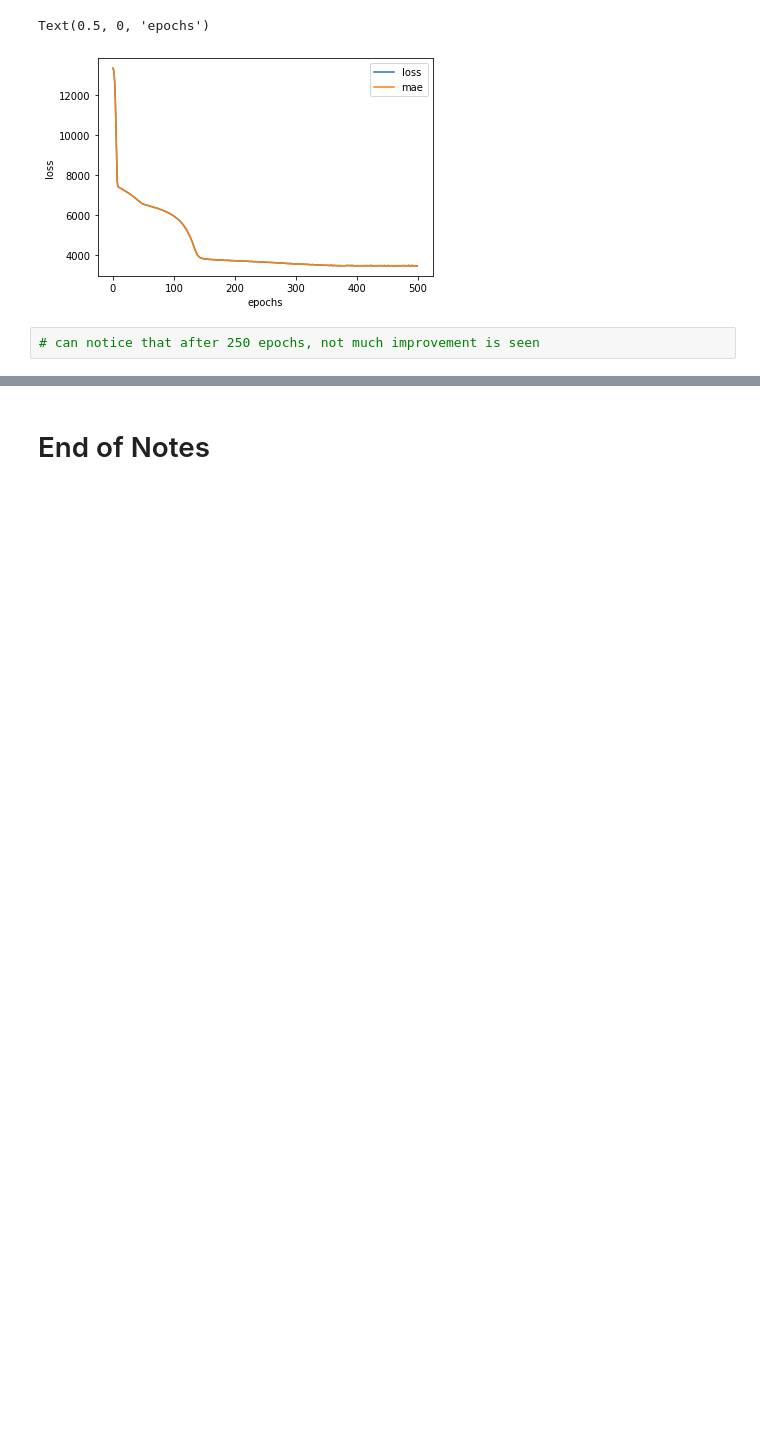
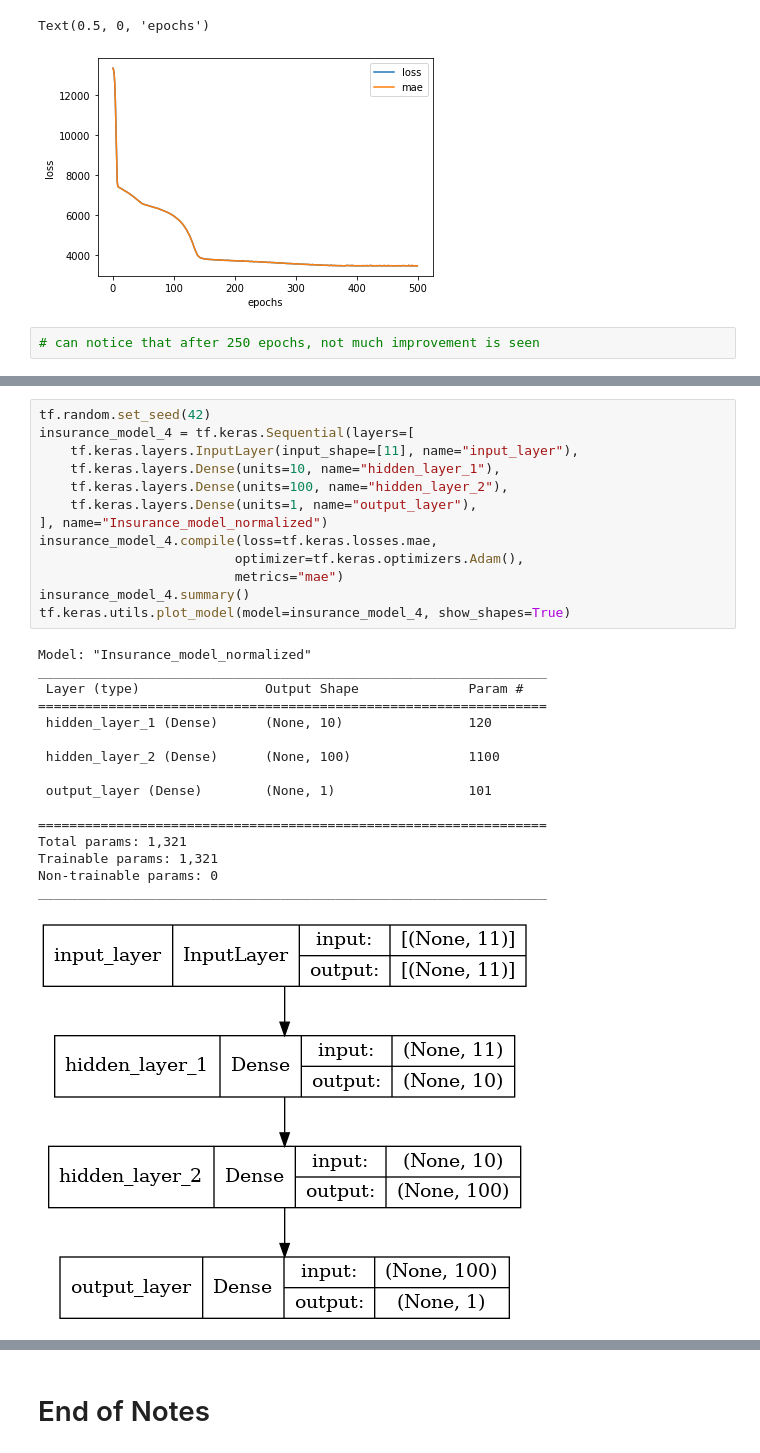
Before and after one commit to 4rund3v/tensorflow_certification, a Jupyter notebook: notebooks/004_[prob]_neural_network_insurance_problem.ipynb, the cells around one changed output, grey strips where cells are left out. Cells and saved outputs as stored; diff of their text form; blank space fills up the shorter version.

```diff
--- a/notebooks/004_[prob]_neural_network_insurance_problem.ipynb
+++ b/notebooks/004_[prob]_neural_network_insurance_problem.ipynb
@@ -250,0 +308,30 @@ Text(0.5, 0, 'epochs')
+# %%
+tf.random.set_seed(42)
+insurance_model_4 = tf.keras.Sequential(layers=[
+    tf.keras.layers.InputLayer(input_shape=[11], name="input_layer"),
+    tf.keras.layers.Dense(units=10, name="hidden_layer_1"),
+    tf.keras.layers.Dense(units=100, name="hidden_layer_2"),
+    tf.keras.layers.Dense(units=1, name="output_layer"),
+], name="Insurance_model_normalized")
+insurance_model_4.compile(loss=tf.keras.losses.mae,
+                         optimizer=tf.keras.optimizers.Adam(),
+                         metrics="mae")
+insurance_model_4.summary()
+tf.keras.utils.plot_model(model=insurance_model_4, show_shapes=True)
+# %% [output]
+Model: "Insurance_model_normalized"
+_________________________________________________________________
+ Layer (type)                Output Shape              Param #
+=================================================================
+ hidden_layer_1 (Dense)      (None, 10)                120
+
+ hidden_layer_2 (Dense)      (None, 100)               1100
+
+ output_layer (Dense)        (None, 1)                 101
+
+=================================================================
+Total params: 1,321
+Trainable params: 1,321
+Non-trainable params: 0
+_________________________________________________________________
+[figure, added]
```
Also changed, not shown: parts of 14 cells of this notebook, 1 other file.
